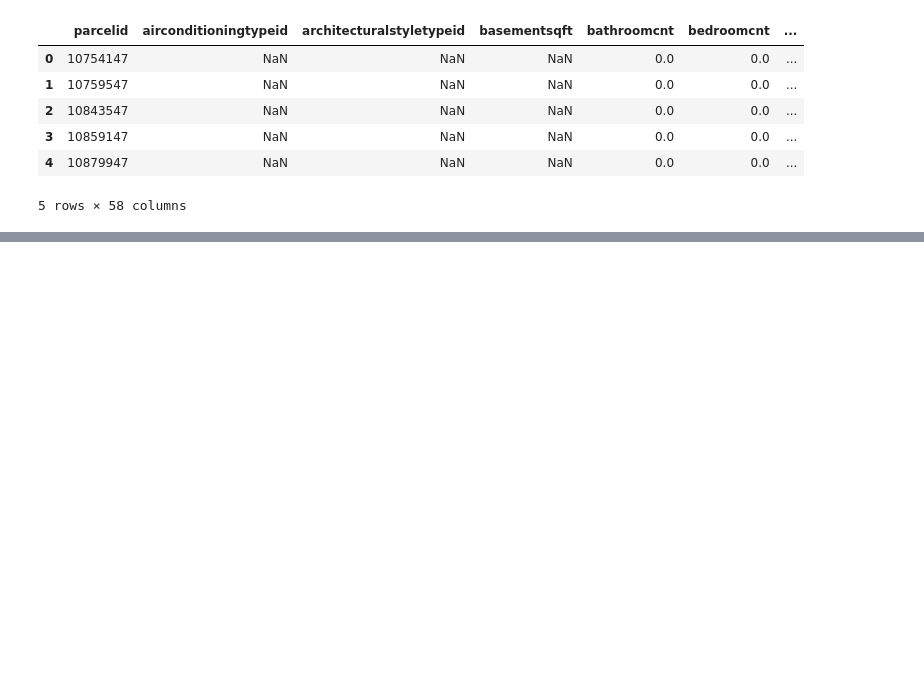
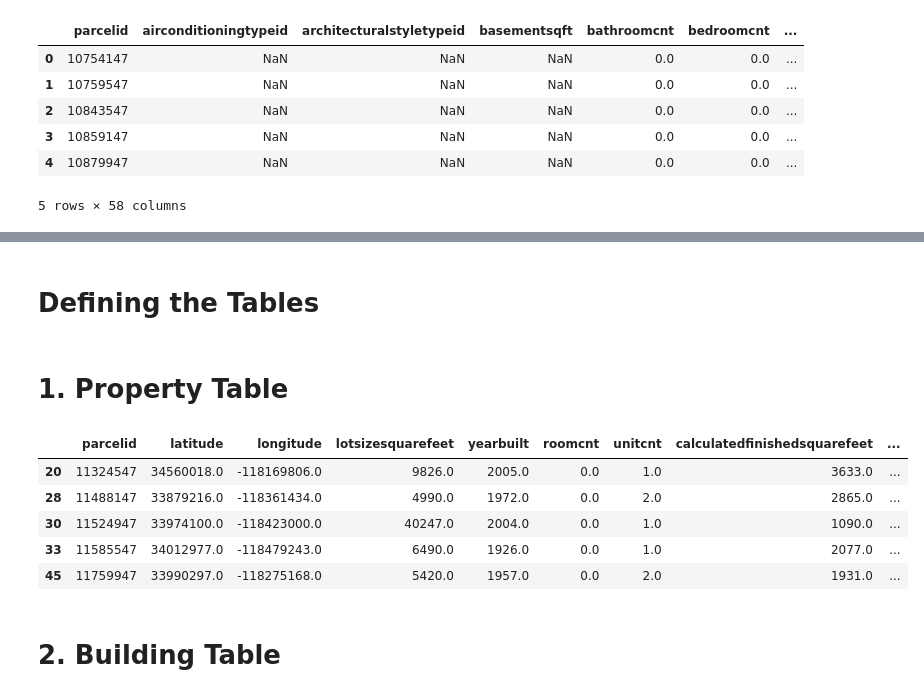
Before and after one commit to vishalgimhan/zillow-bi, a Jupyter notebook: Bronze to Silver.ipynb, the cells around one changed output, grey strips where cells are left out. Cells and saved outputs as stored; diff of their text form; code cells hidden in the pictures; blank space fills up the shorter version.

```diff
--- a/Bronze to Silver.ipynb
+++ b/Bronze to Silver.ipynb
@@ -214,0 +569,22 @@ zoning_df = df[zoning_columns]
+# %% [markdown]
+# Defining the Tables
+# %% [markdown]
+# 1. Property Table
+# %%
+property_columns = [
+    'parcelid', 'latitude', 'longitude', 'lotsizesquarefeet', 'yearbuilt',
+    'roomcnt', 'unitcnt', 'calculatedfinishedsquarefeet', 'buildingqualitytypeid',
+    'propertylandusetypeid', 'propertycountylandusecode', 'regionidcity', 'regionidcounty', 'regionidzip'
+]
+property_table = DF[property_columns]
+# %%
+property_table.head()
+# %% [output]
+|  | parcelid | latitude | longitude | lotsizesquarefeet | yearbuilt | roomcnt | unitcnt | calculatedfinishedsquarefeet | ... |
+| 20 | 11324547 | 34560018.0 | -118169806.0 | 9826.0 | 2005.0 | 0.0 | 1.0 | 3633.0 | ... |
+| 28 | 11488147 | 33879216.0 | -118361434.0 | 4990.0 | 1972.0 | 0.0 | 2.0 | 2865.0 | ... |
+| 30 | 11524947 | 33974100.0 | -118423000.0 | 40247.0 | 2004.0 | 0.0 | 1.0 | 1090.0 | ... |
+| 33 | 11585547 | 34012977.0 | -118479243.0 | 6490.0 | 1926.0 | 0.0 | 1.0 | 2077.0 | ... |
+| 45 | 11759947 | 33990297.0 | -118275168.0 | 5420.0 | 1957.0 | 0.0 | 2.0 | 1931.0 | ... |
+# %% [markdown]
+# 2. Building Table
```
Also changed, not shown: parts of 97 cells of this notebook.
